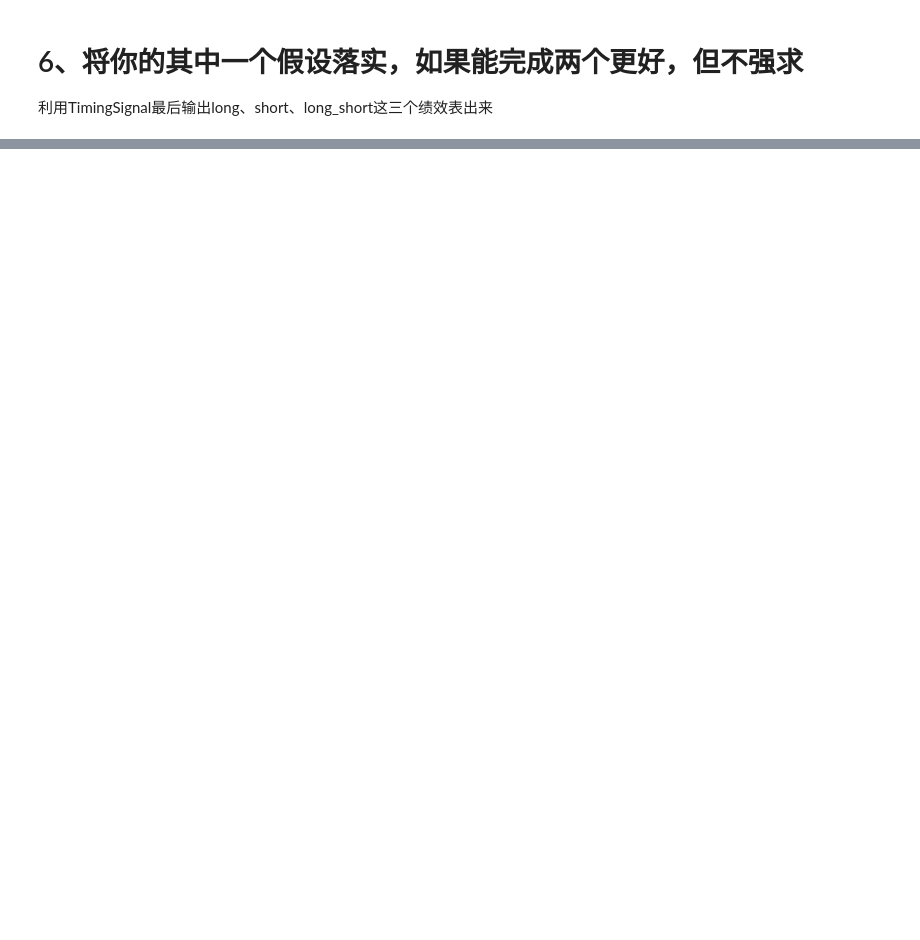
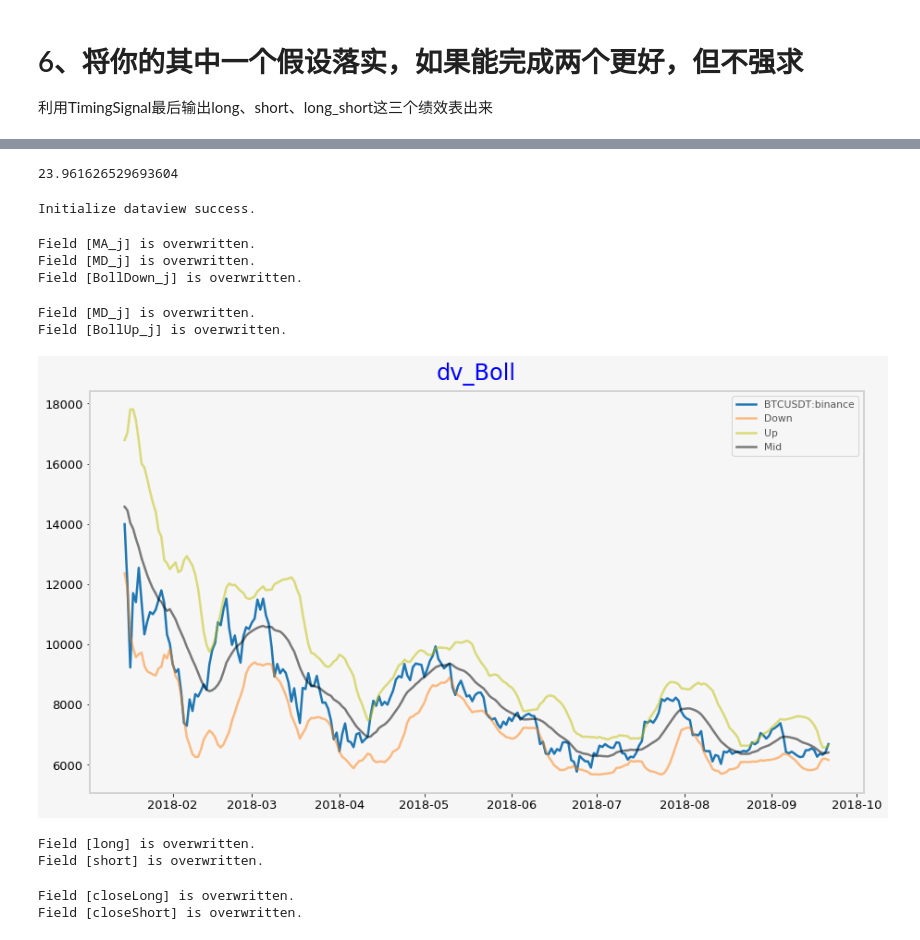
Before and after one commit to lqiqiqi/OFO_homework, a Jupyter notebook: 数据获取与因子绩效试题.ipynb, the cells around one changed output, grey strips where cells are left out. Cells and saved outputs as stored; diff of their text form; code cells hidden in the pictures; blank space fills up the shorter version.

Commit message:
add CMO, Boll signal

```diff
--- a/数据获取与因子绩效试题.ipynb
+++ b/数据获取与因子绩效试题.ipynb
@@ -352,0 +354,78 @@ draw_candle(BollDown_j.iloc[:,0], BollUp_j.iloc[:, 0], MA_j.iloc[:, 0])
+# %%
+from jaqs_fxdayu.data.dataservice import LocalDataService
+ds = LocalDataService(None)
+from time import time
+## 加freq参数
+
+start = time()
+path = r'../min_data/VnTrader_1Min_Db'
+props = {'fields': 'open,high,low,close,volume',\
+         'symbol': 'BTCUSDT:binance',
+         'freq': '1D',
+         'start_date':20180101000000}
+
+Time_dict = ds.bar_reader(path,props) #读取数据
+print(time()-start)
+# %% [output]
+23.961626529693604
+# %%
+#调用模块
+from jaqs_fxdayu.data.hf_dataview import HFDataView
+
+dv = HFDataView()
+# %%
+dv.create_init_dv(Time_dict.dropna().set_index(["trade_date","symbol"]))
+# %% [output]
+Initialize dataview success.
+# %%
+MA_j = dv.add_formula('MA_j', "Ts_Mean(close,14)",add_data=True)
+MD_j = dv.add_formula('MD_j', 'StdDev(close,14)', add_data=True)
+BollDown_j = dv.add_formula('BollDown_j', 'MA_j-2*MD_j',add_data=True)
+# %% [output]
+Field [MA_j] is overwritten.
+Field [MD_j] is overwritten.
+Field [BollDown_j] is overwritten.
+# %%
+# MA_j = dv.add_formula('MA_j', "Ts_Mean(close,20)", add_data=True)
+MD_j = dv.add_formula('MD_j', 'StdDev(close,14)', add_data=True)
+BollUp_j = dv.add_formula('BollUp_j', 'MA_j+2*MD_j', add_data=True)
+# %% [output]
+Field [MD_j] is overwritten.
+Field [BollUp_j] is overwritten.
+# %%
+import matplotlib.pyplot as plt
+
+def Plot_Mean(dv, signal1, signal2, signal3, chart_name='dv_Boll', ShortPeriod=5, LongPeriod=20, n=0):
+    fig,ax = plt.subplots(1,1,sharex=True, figsize=(15,8))
+    ax.plot(dv.get_ts('close', date_type='datetime').iloc[:,0].iloc[n:])
+    ax.set_title(chart_name,fontsize=24,color='b')
+    ax.plot(signal1.iloc[n:], alpha=0.5, label = 'Down')  # alpha is transparency
+    ax.plot(signal2.iloc[n:], alpha=0.5, color = 'y', label = 'Up')
+    ax.plot(signal3.iloc[n:], alpha=0.5, color = 'k', label = 'Mid')
+    ax.legend(loc = 'best')
+#     ax.plot(pd.Series(alpha.rolling(ShortPeriod).mean(), index=alpha.index).iloc[n:])
+#     ax.plot(pd.Series(alpha.rolling(LongPeriod).mean(), index=alpha.index).iloc[n:])
+#     plt.savefig(chart_name)
+    plt.show()
+
+import pandas as pd
+MA_j = dv.get_ts('MA_j', date_type='datetime')
+# MD_j = dv1H.get_ts('MD_j', date_type='datetime')
+BollDown_j = dv.get_ts('BollDown_j', date_type='datetime')
+BollUp_j = dv.get_ts('BollUp_j', date_type='datetime')
+
+Plot_Mean(dv, BollDown_j.iloc[:,0], BollUp_j.iloc[:, 0], MA_j.iloc[:, 0], n=-250)
+# %% [output]
+[figure, added]
+# %%
+long = dv.add_formula("long","If( (close <= BollDown_j) && (Delay(close,1) >= Delay(BollDown_j,1)),2,0)", add_data=True)
+short = dv.add_formula("short","If( (close >= BollUp_j) && (Delay(close,1) <= Delay(BollUp_j ,1)),-2,0)", add_data=True)
+# %% [output]
+Field [long] is overwritten.
+Field [short] is overwritten.
+# %%
+close_long = dv.add_formula("closeLong","If(short==-2,1,0)", add_data=True)
+close_short = dv.add_formula("closeShort","If(long==2,-1,0)", add_data=True)
+# %% [output]
+Field [closeLong] is overwritten.
+Field [closeShort] is overwritten.
```
Also changed, not shown: parts of 29 cells of this notebook.
